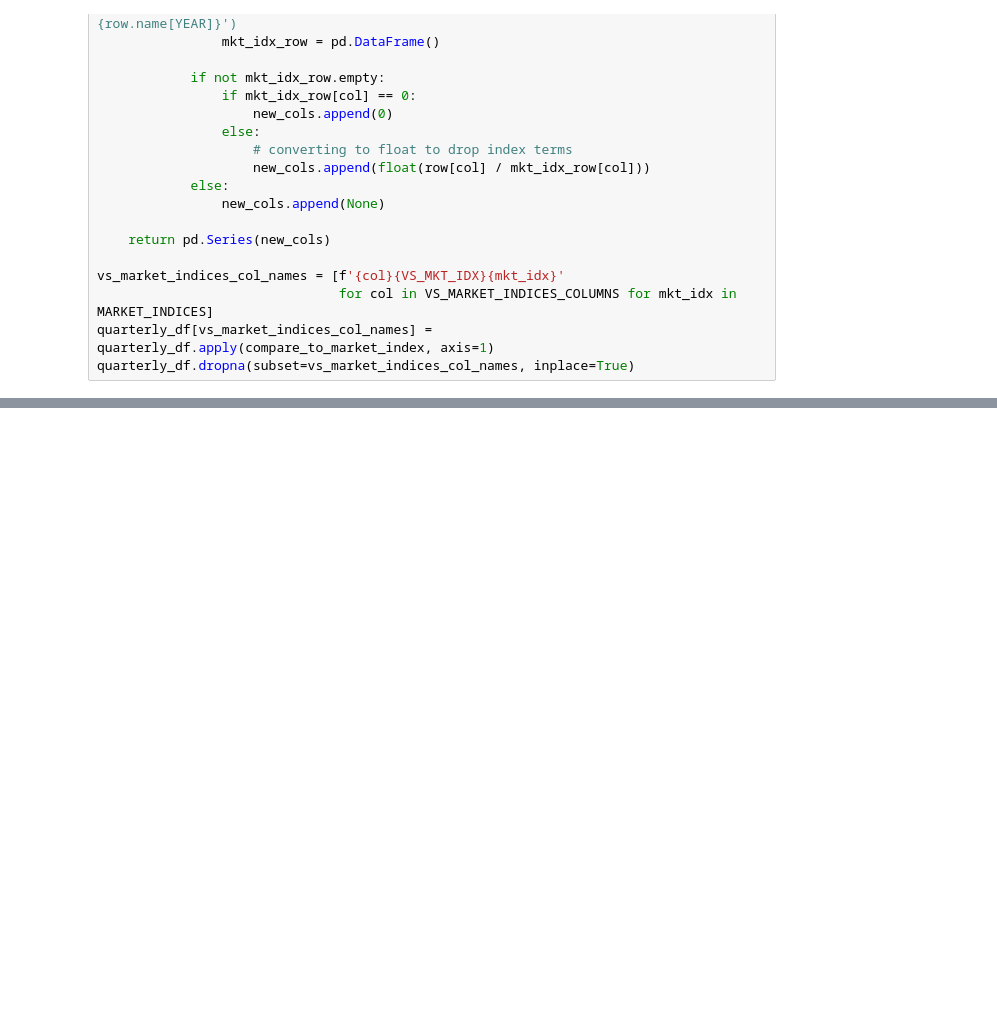
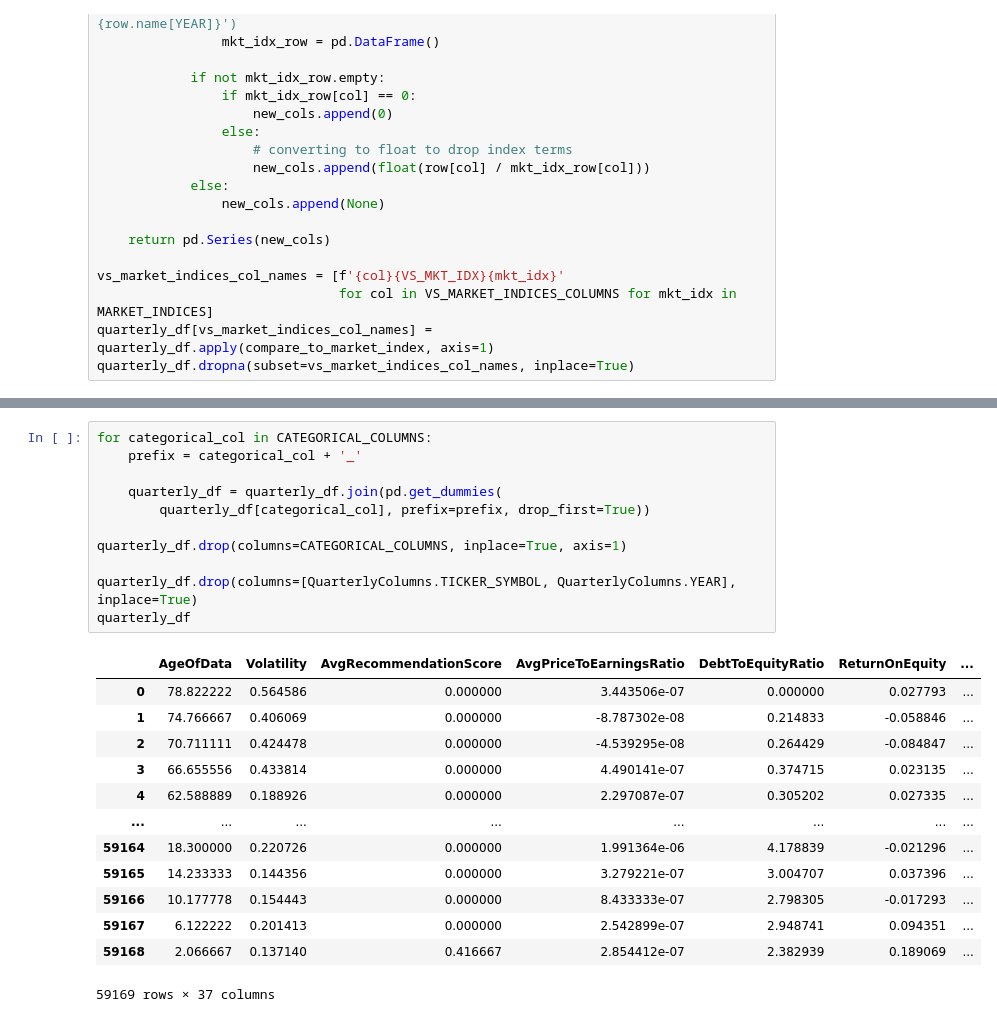
Before and after one commit to eschiff/finance_ml, a Jupyter notebook: finance_ml/notebooks/linear_model.ipynb, the cells around one changed output, grey strips where cells are left out. Drawn from its saved outputs; the diff is of its cells as text; blank space fills up the shorter version.

```diff
--- a/finance_ml/notebooks/linear_model.ipynb
+++ b/finance_ml/notebooks/linear_model.ipynb
@@ -674,0 +622,25 @@ Earnings 57159
+# %%
+for categorical_col in CATEGORICAL_COLUMNS:
+    prefix = categorical_col + '_'
+
+    quarterly_df = quarterly_df.join(pd.get_dummies(
+        quarterly_df[categorical_col], prefix=prefix, drop_first=True))
+
+quarterly_df.drop(columns=CATEGORICAL_COLUMNS, inplace=True, axis=1)
+
+quarterly_df.drop(columns=[QuarterlyColumns.TICKER_SYMBOL, QuarterlyColumns.YEAR], inplace=True)
+quarterly_df
+# %% [output]
+|  | AgeOfData | Volatility | AvgRecommendationScore | AvgPriceToEarningsRatio | DebtToEquityRatio | ReturnOnEquity | ... |
+| 0 | 78.822222 | 0.564586 | 0.000000 | 3.443506e-07 | 0.000000 | 0.027793 | ... |
+| 1 | 74.766667 | 0.406069 | 0.000000 | -8.787302e-08 | 0.214833 | -0.058846 | ... |
+| 2 | 70.711111 | 0.424478 | 0.000000 | -4.539295e-08 | 0.264429 | -0.084847 | ... |
+| 3 | 66.655556 | 0.433814 | 0.000000 | 4.490141e-07 | 0.374715 | 0.023135 | ... |
+| 4 | 62.588889 | 0.188926 | 0.000000 | 2.297087e-07 | 0.305202 | 0.027335 | ... |
+| ... | ... | ... | ... | ... | ... | ... | ... |
+| 59164 | 18.300000 | 0.220726 | 0.000000 | 1.991364e-06 | 4.178839 | -0.021296 | ... |
+| 59165 | 14.233333 | 0.144356 | 0.000000 | 3.279221e-07 | 3.004707 | 0.037396 | ... |
+| 59166 | 10.177778 | 0.154443 | 0.000000 | 8.433333e-07 | 2.798305 | -0.017293 | ... |
+| 59167 | 6.122222 | 0.201413 | 0.000000 | 2.542899e-07 | 2.948741 | 0.094351 | ... |
+| 59168 | 2.066667 | 0.137140 | 0.416667 | 2.854412e-07 | 2.382939 | 0.189069 | ... |
+59169 rows × 37 columns
```
Also changed, not shown: parts of 23 cells of this notebook, 1 other file.
